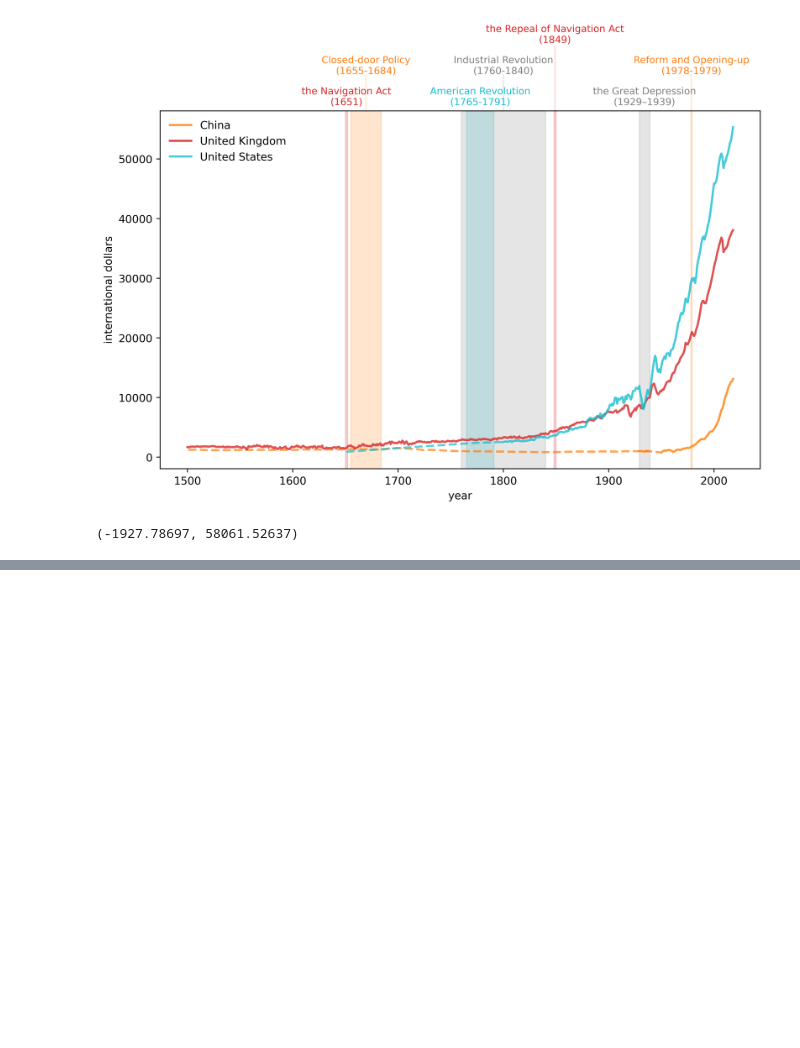
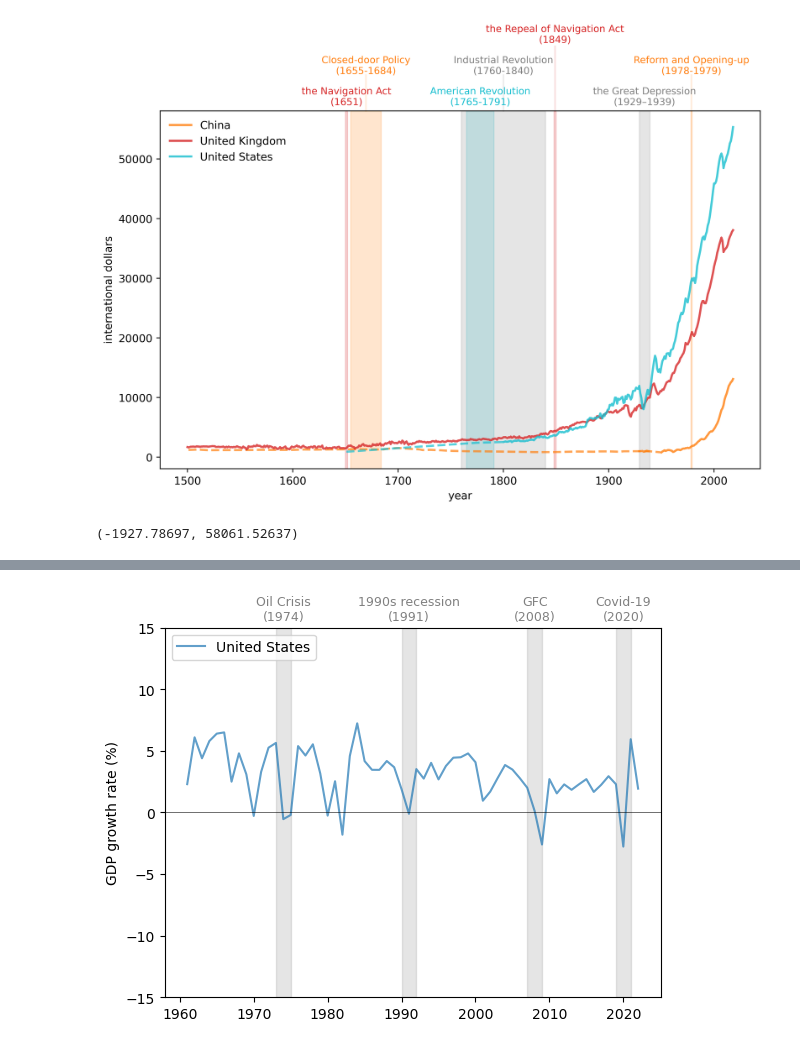
Before and after one commit to SuyongYang/AgentBaseModel, a Jupyter notebook: QuantEconLevel01.ipynb, the cells around one changed output, grey strips where cells are left out. Drawn from its saved outputs; the diff is of its cells as text; code cells hidden in the pictures; blank space fills up the shorter version.

Commit message:
short run plot

```diff
--- a/QuantEconLevel01.ipynb
+++ b/QuantEconLevel01.ipynb
@@ -273,0 +332,5 @@ TypeError: print() argument after ** must be a mapping, not NoneType
+# %%
+# Use the series ID retrieved before
+gdp_growth = wb.data.DataFrame('NY.GDP.MKTP.KD.ZG',
+            ['USA', 'ARG', 'GBR', 'GRC', 'JPN','KOR'],
+            labels=True)
@@ -273,0 +349,2 @@ TypeError: print() argument after ** must be a mapping, not NoneType
+# %%
+gdp_growth = gdp_growth.set_index('Country')
@@ -273,0 +376,3 @@ TypeError: print() argument after ** must be a mapping, not NoneType
+# %%
+gdp_growth.columns = gdp_growth.columns.str.replace('YR', '').astype(int)
+gdp_growth.columns
@@ -273,0 +469,11 @@ TypeError: print() argument after ** must be a mapping, not NoneType
+# %%
+fig, ax = plt.subplots()
+
+country = 'United States'
+ylabel = 'GDP growth rate (%)'
+plot_series(gdp_growth, country,
+            ylabel, 0.1, ax,
+            g_params, b_params, t_params)
+plt.show()
+# %% [output]
+[figure, added]
```
Also changed, not shown: parts of 21 cells of this notebook.
